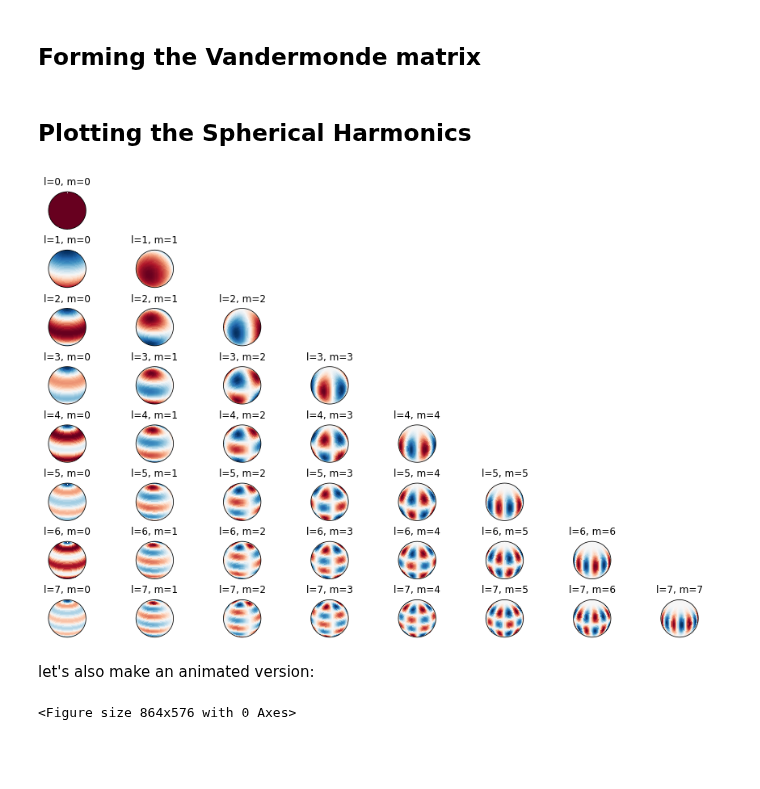
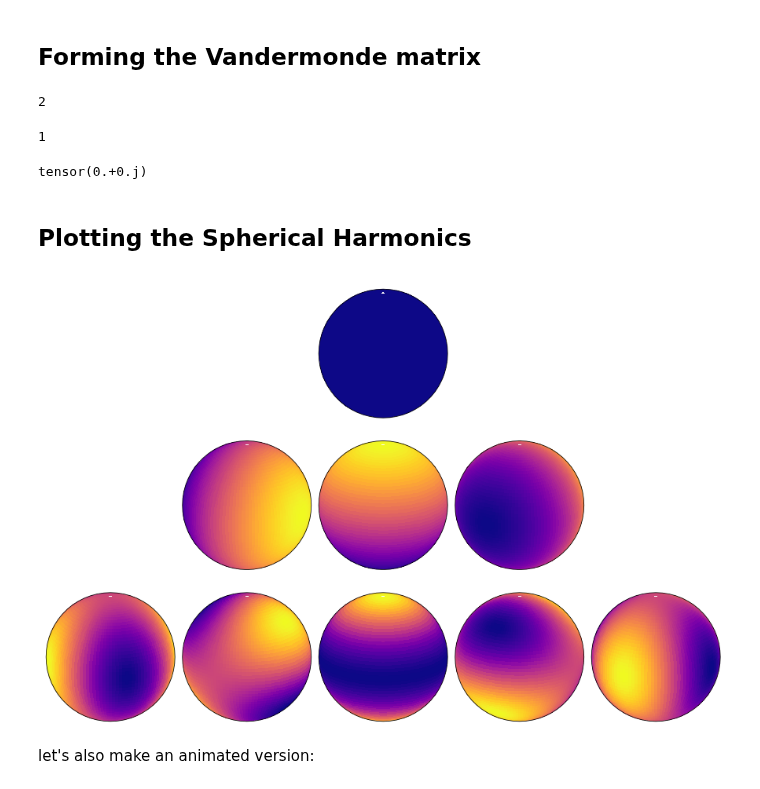
Before and after one commit to NVIDIA/torch-harmonics, a Jupyter notebook: notebooks/plot_spherical_harmonics.ipynb, the cells around one changed output. Saved outputs shown, nothing was run; the diff lists cells and outputs as text; code cells hidden in the pictures; blank space fills up the shorter version.

```diff
--- a/notebooks/plot_spherical_harmonics.ipynb
+++ b/notebooks/plot_spherical_harmonics.ipynb
@@ -22,16 +22,28 @@ isht = InverseRealSHT(nlat, nlon, lmax=lmax, mmax=mmax)
 # %%
 # forming the Vandermonde matrix
 
-nmodes = int(lmax * (lmax+1) / 2)
+nmodes = int(lmax * lmax)
 e = torch.zeros(nmodes, lmax, mmax, dtype=torch.complex64)
 
-midx = lambda l,m : l*(l+1)//2 + m
+midx = lambda l,m : l*(l+1) + m
 
 for l in range(lmax):
-    for m in range(l+1):
-        e[midx(l,m), l, m] = 1.0
+    for m in range(-l, l+1):
+        e[midx(l,m), l, abs(m)] = 1.0 if m >= 0 else 1.0j
 
 vdm = isht(e)
+# %%
+abs(-2)
+# %% [output]
+2
+# %%
+midx(1,-1)
+# %% [output]
+1
+# %%
+e[1,1,0]
+# %% [output]
+tensor(0.+0.j)
 # %% [markdown]
 ## Plotting the Spherical Harmonics
 # %%
@@ -40,24 +52,24 @@ from plotting import plot_sphere
 # %%
-plt_lmax = 8
+plt_lmax = 3
 
 fig = plt.figure(layout='constrained', figsize=(12, 8))
-subfigs = fig.subfigures(plt_lmax, plt_lmax)
+subfigs = fig.subfigures(plt_lmax, 2*plt_lmax-1)
 
 for l in range(plt_lmax):
-    for m in range(l+1):
-        plot_sphere(vdm[midx(l,m)], fig=subfigs[l, m], title=f"l={l}, m={m}")
+    for m in range(-l, l+1):
+        plot_sphere(vdm[midx(l,m)], fig=subfigs[l, m+plt_lmax-1], projection="orthographic", title=f"l={l}, m={m}", central_latitude=20, central_longitude=30, cmap="plasma")
+
+plt.savefig("spherical_harmonics.png")
 # %% [output]
-[figure, old version]
+[figure, new version]
 # %% [markdown]
 let's also make an animated version:
 # %%
-import matplotlib.animation as animation
+# import matplotlib.animation as animation
 
-fig = plt.figure(layout='constrained', figsize=(12, 8), dpi=72)
-subfigs = fig.subfigures(plt_lmax, plt_lmax)
+# fig = plt.figure(layout='constrained', figsize=(12, 8), dpi=72)
+# subfigs = fig.subfigures(plt_lmax, plt_lmax)
 
-moviewriter = animation.writers['pillow'](fps=30)
-moviewriter.setup(fig, 'spherical_harmonics.gif', dpi=72)
+# moviewriter = animation.writers['pillow'](fps=30)
+# moviewriter.setup(fig, 'spherical_harmonics.gif', dpi=72)
-# %% [output]
-<Figure size 864x576 with 0 Axes>
 # %%
```
Also changed, not shown: parts of 2 cells of this notebook, 54 other files.
